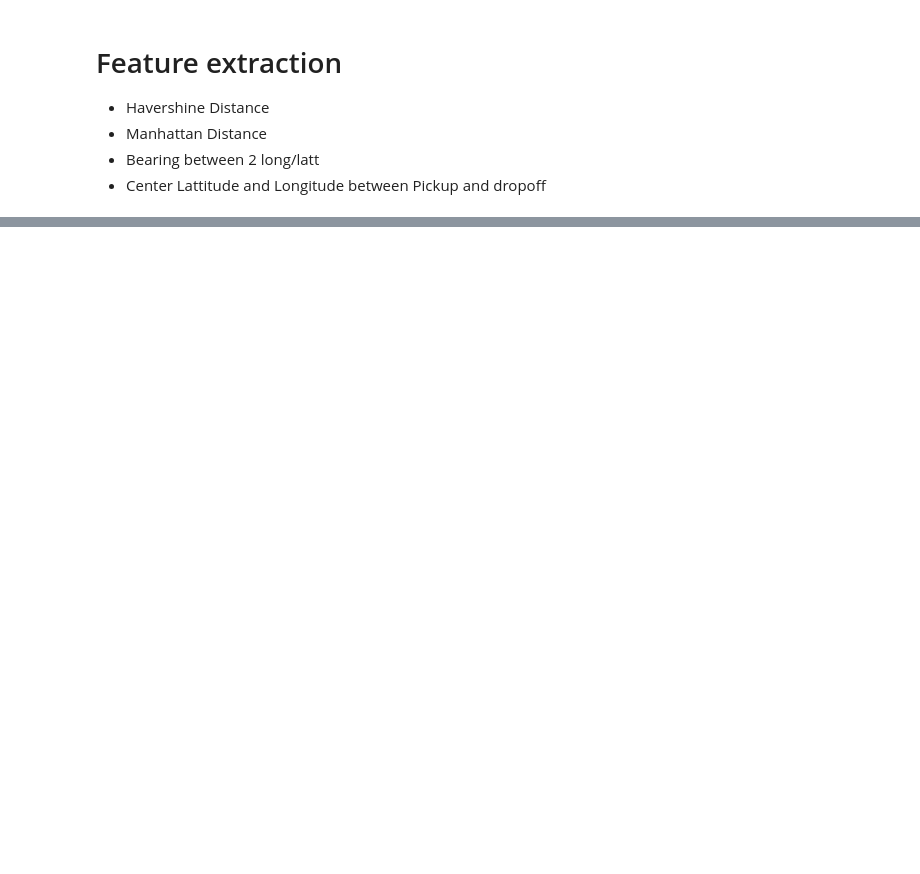
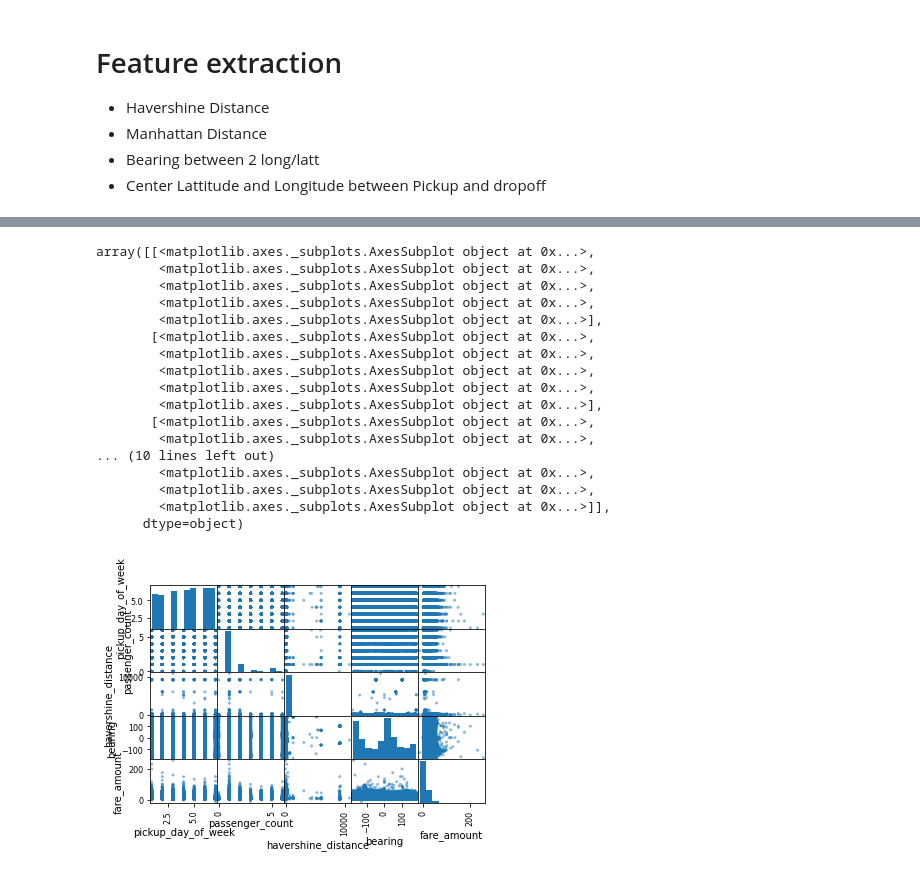
Before and after one commit to ibrahimba9/New_York_Taxi_Trips, a Jupyter notebook: NY_Taxi_Fare_Prediction_PySpark_Google_Colab_Notebook.ipynb, the cells around one changed output, grey strips where cells are left out. Cells and saved outputs as stored; diff of their text form; code cells hidden in the pictures; blank space fills up the shorter version.

```diff
--- a/NY_Taxi_Fare_Prediction_PySpark_Google_Colab_Notebook.ipynb
+++ b/NY_Taxi_Fare_Prediction_PySpark_Google_Colab_Notebook.ipynb
@@ -406,0 +510,14 @@ df.createOrReplaceTempView('ny_taxi')
+# %%
+rqt = "select " +\
+      "date_format(nt.pickup_datetime, 'd') as pickup_day, " +\
+      "date_format(nt.pickup_datetime, 'M') as pickup_month, " +\
+      "date_format(nt.pickup_datetime, 'y') as pickup_year, " +\
+      "date_format(nt.pickup_datetime, 'H') as pickup_hour, " +\
+      "date_format(nt.pickup_datetime, 'm') as pickup_minute, " +\
+      "dayofweek(nt.pickup_datetime) as pickup_day_of_week, " +\
+      "nt.passenger_count as passenger_count, " +\
+      "nt.havershine_distance as havershine_distance, " +\
+      "nt.bearing as bearing, " +\
+      "nt.fare_amount as fare_amount " +\
+      "from ny_taxi_features nt"
+df_final = spark.sql(rqt)
@@ -406,0 +546,2 @@ df.createOrReplaceTempView('ny_taxi')
+# %%
+df_pd = df_final.sample(withReplacement=False, fraction=0.001, seed=1).toPandas()
@@ -406,0 +596,21 @@ df.createOrReplaceTempView('ny_taxi')
+# %%
+pd.plotting.scatter_matrix(df_pd)
+# %% [output]
+array([[<matplotlib.axes._subplots.AxesSubplot object at 0x...>,
+        <matplotlib.axes._subplots.AxesSubplot object at 0x...>,
+        <matplotlib.axes._subplots.AxesSubplot object at 0x...>,
+        <matplotlib.axes._subplots.AxesSubplot object at 0x...>,
+        <matplotlib.axes._subplots.AxesSubplot object at 0x...>],
+       [<matplotlib.axes._subplots.AxesSubplot object at 0x...>,
+        <matplotlib.axes._subplots.AxesSubplot object at 0x...>,
+        <matplotlib.axes._subplots.AxesSubplot object at 0x...>,
+        <matplotlib.axes._subplots.AxesSubplot object at 0x...>,
+        <matplotlib.axes._subplots.AxesSubplot object at 0x...>],
+       [<matplotlib.axes._subplots.AxesSubplot object at 0x...>,
+        <matplotlib.axes._subplots.AxesSubplot object at 0x...>,
+... (10 lines left out)
+        <matplotlib.axes._subplots.AxesSubplot object at 0x...>,
+        <matplotlib.axes._subplots.AxesSubplot object at 0x...>,
+        <matplotlib.axes._subplots.AxesSubplot object at 0x...>]],
+      dtype=object)
+[figure, added]
```
Also changed, not shown: parts of 39 cells of this notebook.
